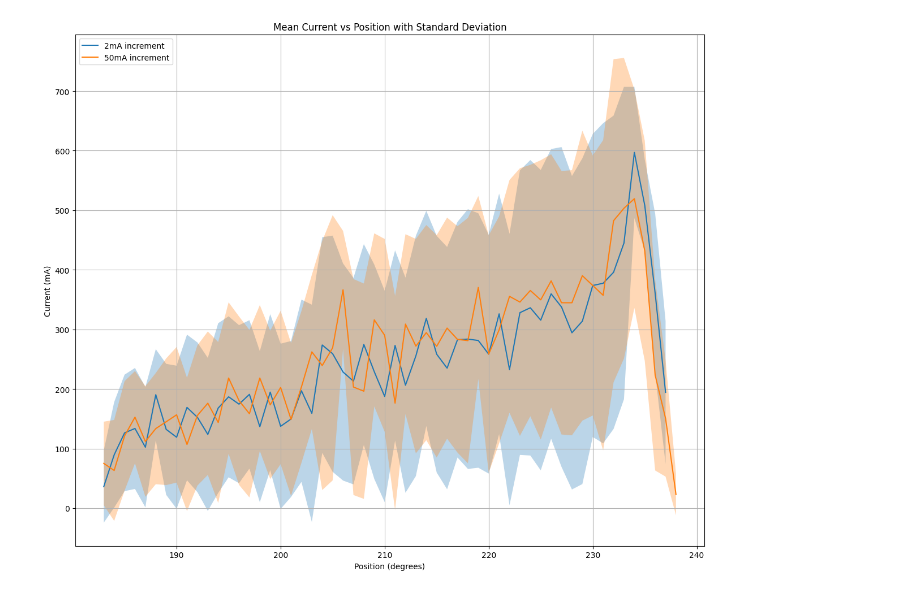
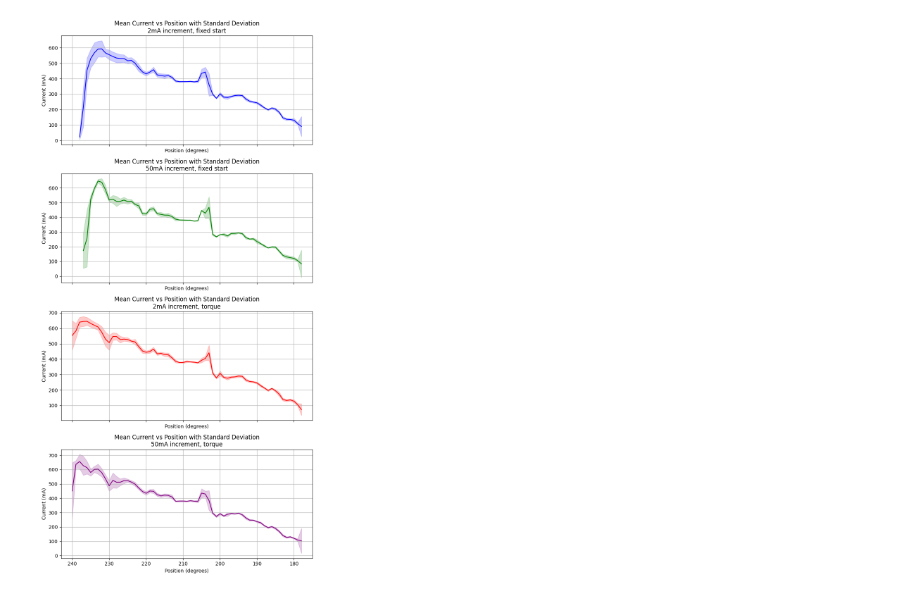
Before and after one commit to ikaros-project/ikaros, a Jupyter notebook: Source/Modules/RobotModules/CompliantRobot/CurrentPositionMapping/DataAnalysis.ipynb, the cells around one changed output. Saved outputs shown, nothing was run; the diff lists cells and outputs as text; code cells hidden in the pictures.

```diff
--- a/Source/Modules/RobotModules/CompliantRobot/CurrentPositionMapping/DataAnalysis.ipynb
+++ b/Source/Modules/RobotModules/CompliantRobot/CurrentPositionMapping/DataAnalysis.ipynb
@@ -64,10 +62,10 @@ def read_data_json(file):
                 'Current': current[i],
                 'GyroX': gyro[i, 0],
                 'GyroY': gyro[i, 1],
-                'GyroZ': gyro[i, 2],
+                #'GyroZ': gyro[i, 2],
                 'AccelX': accel[i, 0],
                 'AccelY': accel[i, 1],
-                'AccelZ': accel[i, 2]
+                #'AccelZ': accel[i, 2]
             }
             all_rows.append(row)
 
@@ -76,5 +74,9 @@ def read_data_json(file):
     return df
 
 # Example usage
-df_2 = read_data_json("data/TrajectoriesTorsoConsistencyTest_Increment_2.json")
-df_50 = read_data_json("data/TrajectoriesTorsoConsistencyTest_Increment_50.json")
+df_2 = read_data_json("data/TrajectoriesTorso_ConsistencyTest_Increment_2.json")
+df_50 = read_data_json("data/TrajectoriesTorso_ConsistencyTest_Increment_50.json")
+df_2_torque = read_data_json("data/TrajectoriesTorso_ConsistencyTest_Increment_2_TorqueSearch.json")
+df_50_torque = read_data_json("data/TrajectoriesTorso_ConsistencyTest_Increment_50_TorqueSearch.json")
+
+data_names = ["2mA increment, fixed start", "50mA increment, fixed start", "2mA increment, torque", "50mA increment, torque"]
@@ -139,35 +169,25 @@ plot_current_variability([df_2, df_50])
 # %%
 def plot_mean_currents_with_stats(dataframes, df_labels=None):
     """
-    Plot mean currents with standard deviation for trajectories and calculate movement statistics.
+    Plot mean currents with standard deviation for trajectories.
 
     Args:
         dataframes: List of pandas dataframes containing trajectory data
+        df_labels: List of labels for each dataframe
     """
-    plt.figure(figsize=(12, 10))
+    fig, axes = plt.subplots(len(dataframes), 1, figsize=(8, 4 *len(dataframes)), sharex=True)
+    if len(dataframes) == 1:
+        axes = [axes]
+    colors = ['blue', 'green', 'red', 'purple']
 
-    for df_idx, df in enumerate(dataframes):
+    for df_idx, (df, ax) in enumerate(zip(dataframes, axes)):
         # Initialize lists to store currents for each position
-        positions = np.arange(240, 182, -1)  # Range from 240 to 183
+        positions = np.arange(240, 177, -1)  # Range from 240 to 177
         currents_by_position = {pos: [] for pos in positions}
-
-        # Initialize list for minimum currents needed to move 5 degrees
-        min_movement_currents = []
 
         # Process each trajectory
         for unique_id in df['UniqueID'].unique():
             traj_data = df[df['UniqueID'] == unique_id]
-
-            # Get first and last positions
-            start_pos = traj_data.iloc[0]['Trajectory'][0]
-            end_pos = traj_data.iloc[-1]['Trajectory'][0]
-
-            # Find minimum current needed to move 5 degrees
-            for i in range(len(traj_data)):
-                curr_pos = traj_data.iloc[i]['Trajectory'][0]
-                if abs(curr_pos - end_pos) < abs(start_pos - end_pos) - 5:
-                    min_movement_currents.append(abs(traj_data.iloc[i]['Current'][0]))
-                    break
 
             # Collect currents for each position
             for i, row in traj_data.iterrows():
@@ -188,28 +208,23 @@ def plot_mean_currents_with_stats(dataframes, df_labels=None):
                 valid_positions.append(pos)
 
         # Plot mean current with std shadow
-        plt.plot(valid_positions, means, label=f'{df_labels[df_idx]}')
-        plt.fill_between(valid_positions,
-                        np.array(means) - np.array(stds),
-                        np.array(means) + np.array(stds),
-                        alpha=0.3)
+        ax.plot(valid_positions, means, label=f'{df_labels[df_idx]}', color=colors[df_idx])
+        ax.fill_between(valid_positions,
+                       np.array(means) - np.array(stds),
+                       np.array(means) + np.array(stds),
+                       alpha=0.2, color=colors[df_idx])
 
-        # Print movement statistics
-        print(f"\nDataset {df_idx+1} Movement Statistics:")
-        print(f"Minimum current needed to move 5 degrees:")
-        print(f"Mean: {np.mean(min_movement_currents):.2f} ± {np.std(min_movement_currents):.2f} mA")
-        print(f"Median: {np.median(min_movement_currents):.2f} mA")
-        print(f"Min: {np.min(min_movement_currents):.2f} mA")
-        print(f"Max: {np.max(min_movement_currents):.2f} mA")
+        ax.set_xlabel('Position (degrees)')
+        ax.set_ylabel('Current (mA)')
+        ax.set_title(f'Mean Current vs Position with Standard Deviation\n{df_labels[df_idx]}')
+        ax.grid(True)
+        ax.set_xlim(243, 175)
 
-    plt.xlabel('Position (degrees)')
-    plt.ylabel('Current (mA)')
-    plt.title('Mean Current vs Position with Standard Deviation')
-    plt.legend()
-    plt.grid(True)
     plt.tight_layout()
+    plt.savefig("plots/mean_currents_with_stats.png")
     plt.show()
 
 # Test the function with the dataframes
-plot_mean_currents_with_stats([df_2, df_50], ["2mA increment", "50mA increment"])
+plot_mean_currents_with_stats([df_2, df_50, df_2_torque, df_50_torque],
+                            data_names)
 # %% [output]
@@ -229 +231 @@ Max: 635.04 mA
-[figure, old version]
+[figure, new version]
```
Also changed, not shown: parts of 12 cells of this notebook, 14 other files.
